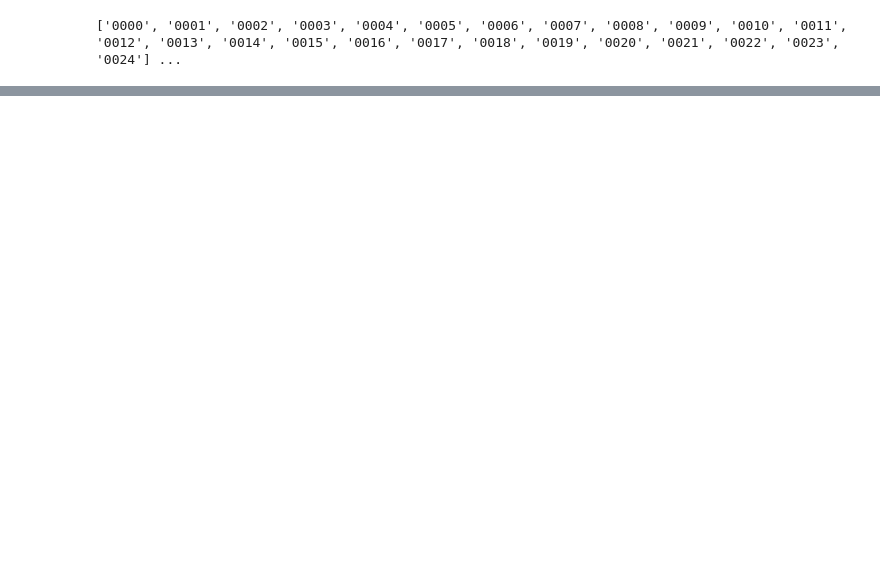
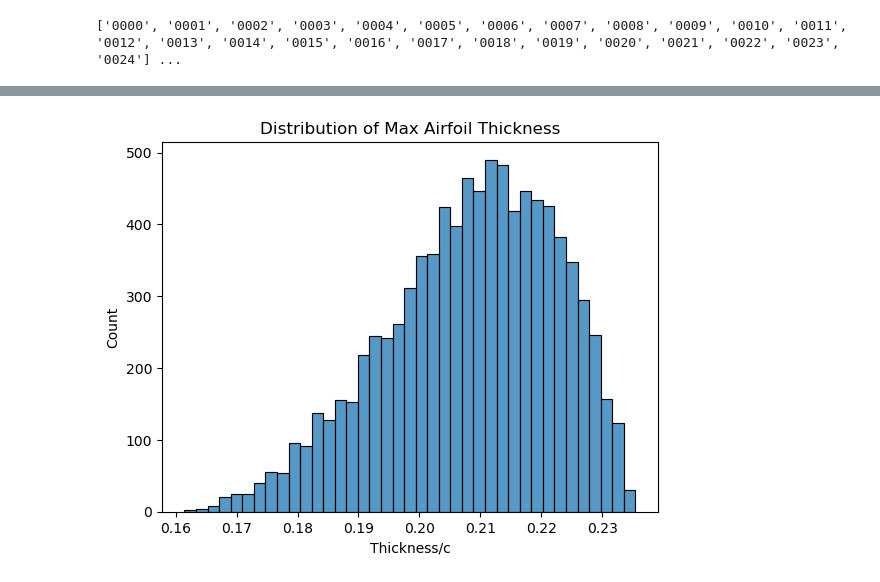
Before and after one commit to NREL/windAI_bench, a Jupyter notebook: airfoil_9k/explore_airfoil_9k_data.ipynb, the cells around one changed output, grey strips where cells are left out. Cells and saved outputs as stored; diff of their text form; code cells hidden in the pictures; blank space fills up the shorter version.

```diff
--- a/airfoil_9k/explore_airfoil_9k_data.ipynb
+++ b/airfoil_9k/explore_airfoil_9k_data.ipynb
@@ -116,0 +135,7 @@ plt.show()
+# %%
+# Visualize distribution of maximum thickness across airfoils
+ax = sns.histplot(data=max_thick_camb_arr[:,0], stat='count')
+ax.set_title('Distribution of Max Airfoil Thickness')
+ax.set(xlabel='Thickness/c');
+# %% [output]
+[figure, added]
```
Also changed, not shown: parts of 12 cells of this notebook, 1 other file.
